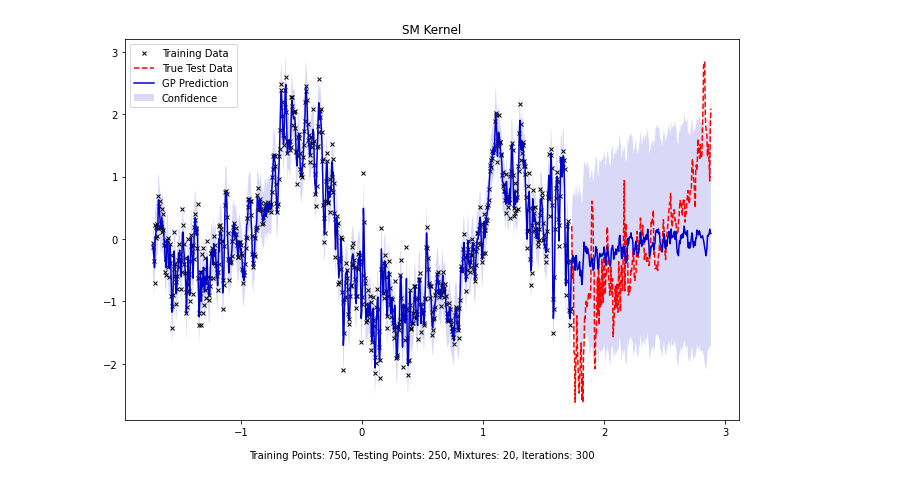
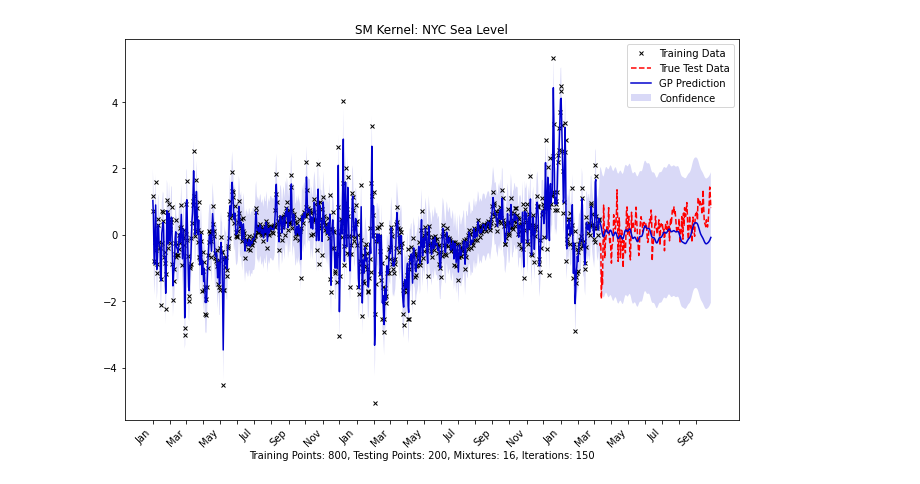
Before and after one commit to rohanlopez7/BML_GP_Project, a Jupyter notebook: Nicole/sea-extrapolation-SMkernel.ipynb, the cells around one changed output. Cells and saved outputs as stored; diff of their text form; code cells hidden in the pictures.

```diff
--- a/Nicole/sea-extrapolation-SMkernel.ipynb
+++ b/Nicole/sea-extrapolation-SMkernel.ipynb
@@ -67,8 +74,8 @@ def set_training_gap(data_size, gap_size, time, sea_level):
 # %%
 # Change how many points we're using, how many gaps in the data, and the size of the gaps
 data_size = 1000
-gap_size = 250
+gap_size = 200
 
 #Input: size of data, size of gap, time data, sea level data
-x_train, y_train, x_test, y_test = set_training_gap(data_size, gap_size, time_int, area_sea_level)
+x_train, y_train, x_test, y_test = set_training_gap(data_size, gap_size, time_int, sea_level)
 # %%
@@ -87,18 +94,9 @@ plt.show()
 # %%
-# Calculate mean std of x and y variables
-xtrain_mean = x_train.mean()
 ytrain_mean = y_train.mean()
-
-xtrain_std = x_train.std()
 ytrain_std = y_train.std()
 
 # Normalize training data
-x_train = (x_train - x_train.mean()) / x_train.std()
 y_train = (y_train - y_train.mean()) / y_train.std()
 
 # Normalize testing data
-x_test = (x_test - xtrain_mean) / xtrain_std
 y_test = (y_test - ytrain_mean) / ytrain_std
-
-# Full prediction
-full_x = torch.cat((x_train, x_test))
@@ -114,7 +112,7 @@ class SpectralMixtureGPModel(gpytorch.models.ExactGP):
     def __init__(self, x_train, y_train, likelihood):
         super(SpectralMixtureGPModel, self).__init__(x_train, y_train, likelihood)
         self.mean_module = gpytorch.means.ConstantMean()
-        self.covar_module = gpytorch.kernels.SpectralMixtureKernel(num_mixtures=20)
+        self.covar_module = gpytorch.kernels.SpectralMixtureKernel(num_mixtures=16)
         self.covar_module.initialize_from_data(x_train, y_train)
 
     def forward(self,x):
@@ -124,12 +122,13 @@ class SpectralMixtureGPModel(gpytorch.models.ExactGP):
 
 
 likelihood = gpytorch.likelihoods.GaussianLikelihood()
+
 model = SpectralMixtureGPModel(x_train, y_train, likelihood)
 # %%
 # this is for running the notebook in our testing framework
 import os
 smoke_test = ('CI' in os.environ)
-training_iter = 2 if smoke_test else 300
+training_iter = 2 if smoke_test else 150
 
 # Find optimal model hyperparameters
 model.train()
@@ -150,36 +149,68 @@ for i in range(training_iter):
 # %%
 # Get into evaluation (predictive posterior) mode
 model.eval()
 likelihood.eval()
 
 # The gpytorch.settings.fast_pred_var flag activates LOVE (for fast variances)
 # See https://arxiv.org/abs/1803.06058
 with torch.no_grad(), gpytorch.settings.fast_pred_var():
 
     # Make predictions
-    observed_pred_full = likelihood(model(full_x))
+    full_x = torch.cat((x_train, x_test))
+    observed_pred_full = (likelihood(model(full_x)))
+
+    dates_full = cf_units.num2date(full_x,'days since 0185-01-01 12:00:00' , calendar='julian')
 
     # Initialize plot
     f, ax = plt.subplots(1, 1, figsize=(11, 7))
 
     # Get upper and lower confidence bounds
     lower_full, upper_full = observed_pred_full.confidence_region()
 
     # Plot training data as black x's
-    ax.plot(x_train.numpy(), y_train.numpy(), 'x', color='black', markersize=4)
+    ax.plot(x_train, y_train.numpy(), 'x', color='black', markersize=4)
 
     # Plot test data as red line
-    ax.plot(x_test.numpy(), y_test.numpy(), '--', color='red', lw=1.5)
+    ax.plot(x_test, y_test.numpy(), '--', color='red', lw=1.5)
 
     # Plot predictive means as blue line
-    ax.plot(full_x.numpy(), observed_pred_full.mean.numpy(), 'mediumblue', lw=1.5)
+    ax.plot(full_x, observed_pred_full.mean.numpy(), 'mediumblue', lw=1.5)
 
     # Shade between the lower and upper confidence bounds
-    ax.fill_between(full_x.numpy() , lower_full.numpy(), upper_full.numpy(), facecolor='mediumblue',alpha=0.15)
+    ax.fill_between(full_x, lower_full.numpy(), upper_full.numpy(), facecolor='mediumblue',alpha=0.15)
 
-    ax.set_title("SM Kernel")
+    #Add month axis labels
+    month_starts = []
+    month_names = []
+
+    index = 0
+    for date in dates_full:
+        if date.day == 1:
+            mnth = ""
+            if (date.month == 1):
+                mnth = 'Jan'
+            if (date.month == 3):
+                mnth = 'Mar'
+            if (date.month == 5):
+                mnth = 'May'
+            if (date.month == 7):
+                mnth = 'Jul'
+            if (date.month == 9):
+                mnth = 'Sep'
+            if (date.month == 11):
+                mnth = 'Nov'
+            month_starts.append(index)
+            month_names.append(mnth)
+        index+=1
+
+    ax.set_xticks(month_starts)
+    ax.set_xticklabels(month_names)
+    plt.xticks(rotation=45, ha='right')
+
+    #Set title, ledgend, and caption
+    ax.set_title("SM Kernel: " + coords[2] + " Sea Level")
     ax.legend(['Training Data', 'True Test Data', 'GP Prediction', 'Confidence'])
-    caption="Training Points: " + str(data_size-gap_size) + ", Testing Points: " + str(gap_size) + ", Mixtures: " + str(model.covar_module.num_mixtures) +", Iterations: " + str(training_iter)
+    caption="Training Points: " + str(data_size-gap_size) + ", Testing Points: " + str(gap_size) +", Mixtures: "+ str(model.covar_module.num_mixtures) +", Iterations: " + str(training_iter)
     f.text(.5, .05, caption, ha='center')
 # %% [output]
-[figure, old version]
+[figure, new version]
```
Also changed, not shown: parts of 4 cells of this notebook, 1 other file.
